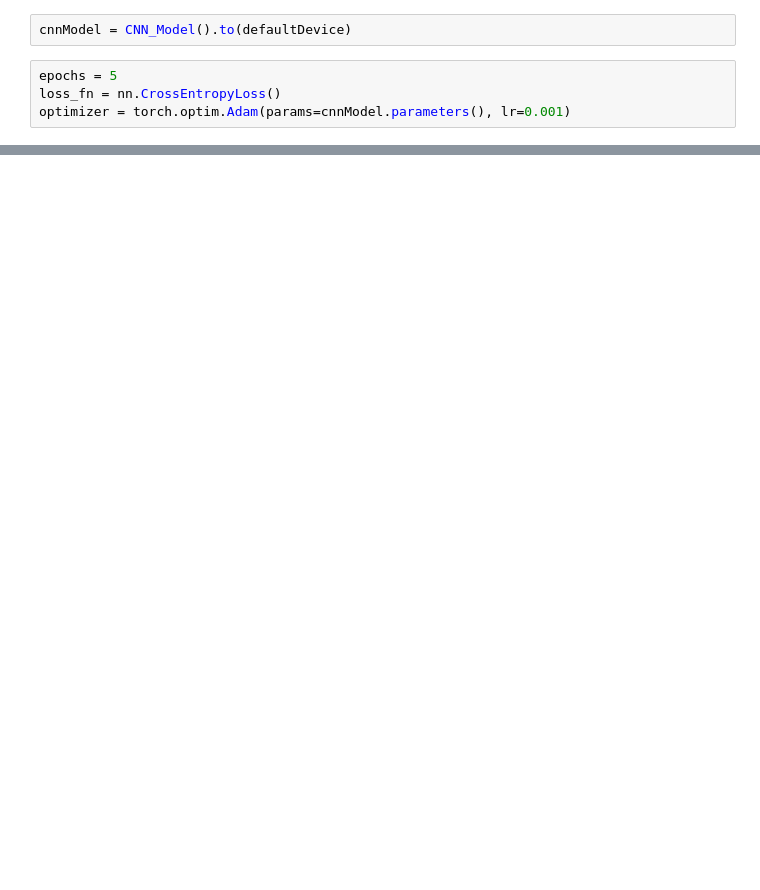
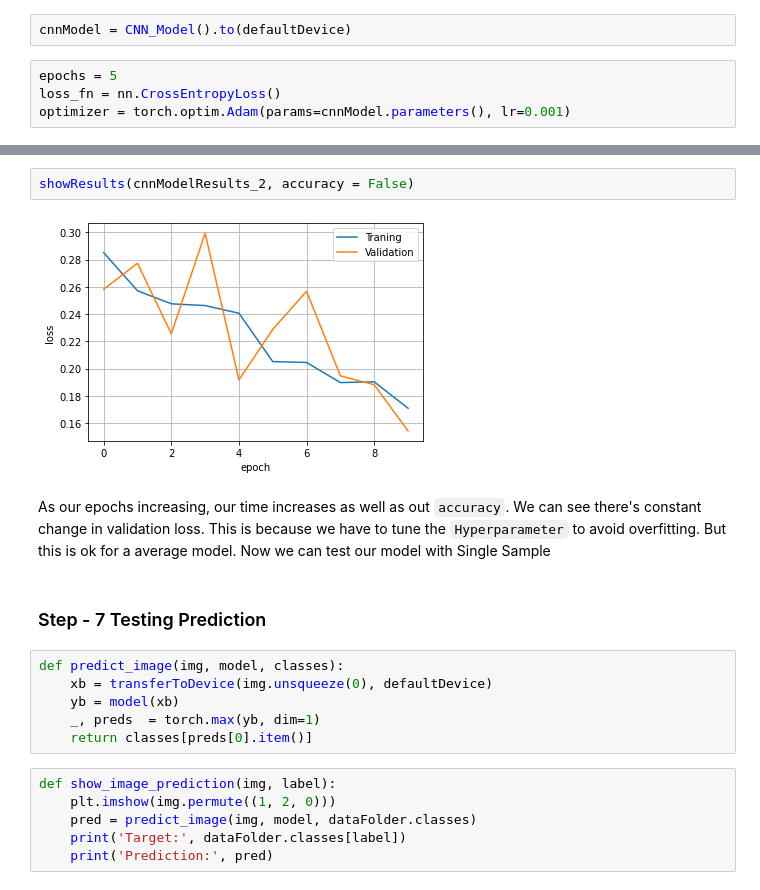
Before and after one commit to PremKumar-V/ML_Projects, a Jupyter notebook: deeplearning_course_project.ipynb, the cells around one changed output, grey strips where cells are left out. Saved outputs shown, nothing was run; the diff lists cells and outputs as text; blank space fills up the shorter version.

```diff
--- a/deeplearning_course_project.ipynb
+++ b/deeplearning_course_project.ipynb
@@ -340,0 +464,20 @@ cnnModelResults = train(model = cnnModel,
+# %%
+showResults(cnnModelResults_2, accuracy = False)
+# %% [output]
+[figure, added]
+# %% [markdown]
+As our epochs increasing, our time increases as well as out `accuracy`. We can see there's constant change in validation loss. This is because we have to tune the `Hyperparameter` to avoid overfitting. But this is ok for a average model. Now we can test our model with Single Sample
+# %% [markdown]
+### Step - 7 Testing Prediction
+# %%
+def predict_image(img, model, classes):
+    xb = transferToDevice(img.unsqueeze(0), defaultDevice)
+    yb = model(xb)
+    _, preds  = torch.max(yb, dim=1)
+    return classes[preds[0].item()]
+# %%
+def show_image_prediction(img, label):
+    plt.imshow(img.permute((1, 2, 0)))
+    pred = predict_image(img, model, dataFolder.classes)
+    print('Target:', dataFolder.classes[label])
+    print('Prediction:', pred)
```
Also changed, not shown: parts of 47 cells of this notebook.
